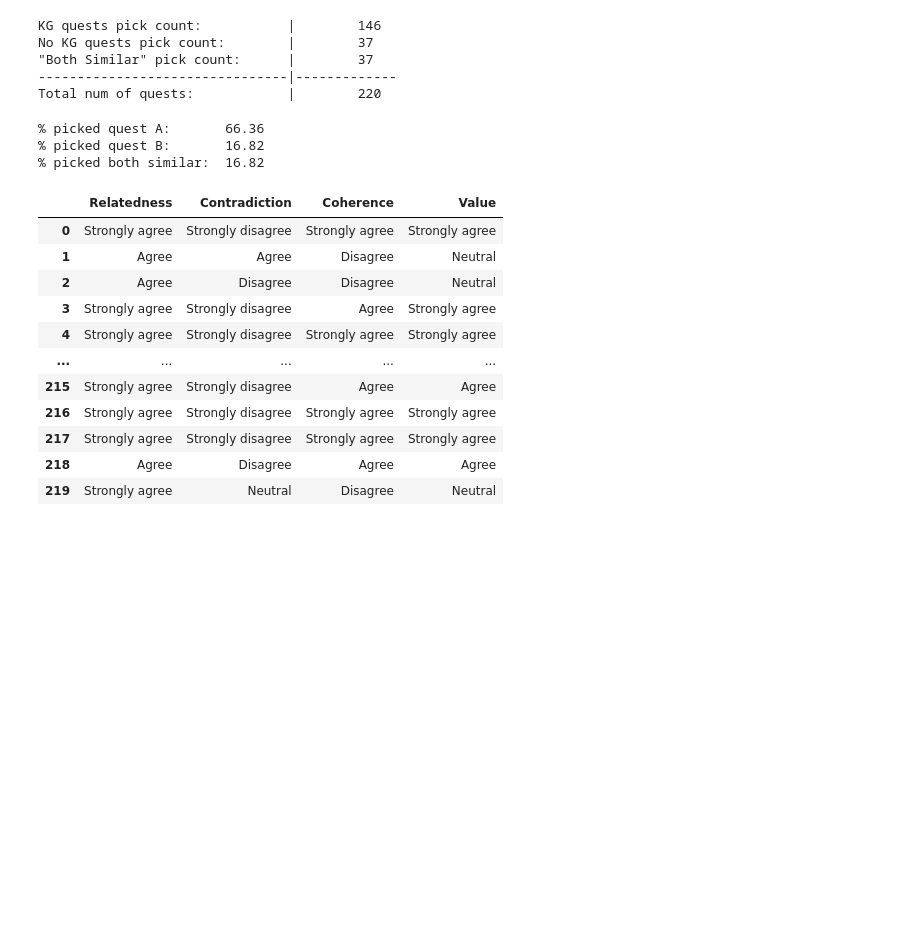
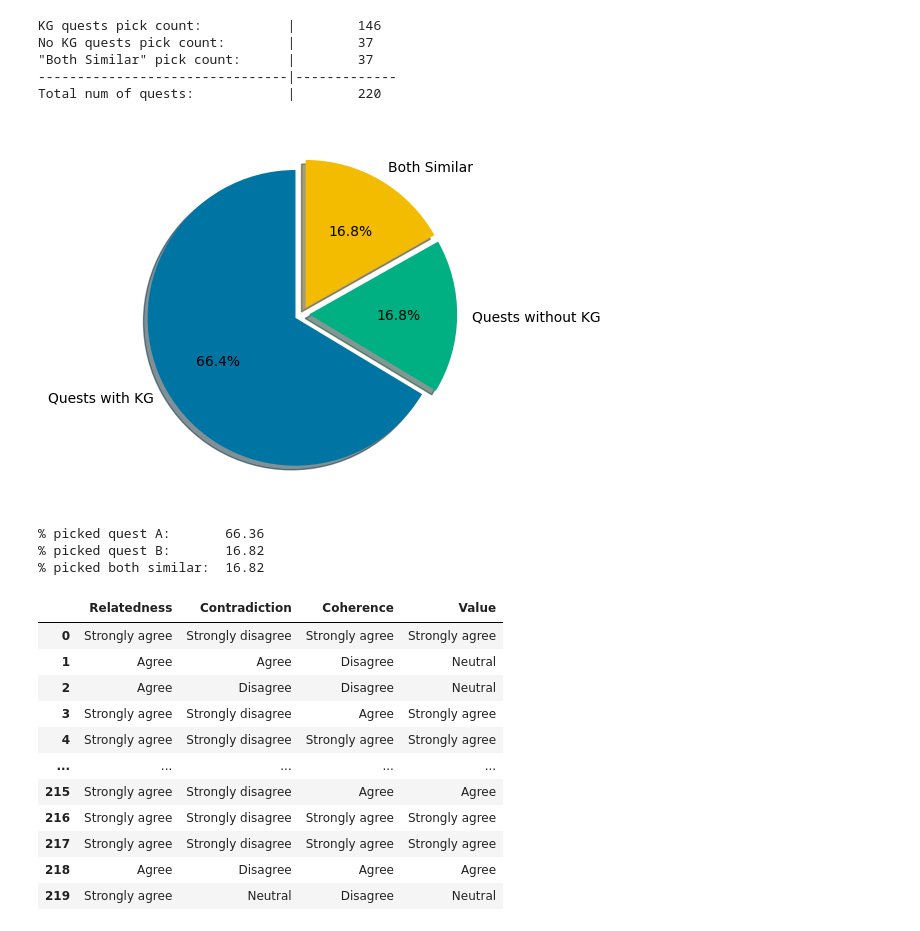
Before and after one commit to zedd-08/thesis-implementations, a Jupyter notebook: evaluation/eval-likert-graphs.ipynb, the cells around one changed output. Cells and saved outputs as stored; diff of their text form; code cells hidden in the pictures; blank space fills up the shorter version.

Commit message:
Added pie chart and updated stacked bar colors

```diff
--- a/evaluation/eval-likert-graphs.ipynb
+++ b/evaluation/eval-likert-graphs.ipynb
@@ -32,6 +32,19 @@ No KG quests pick count:        |        37
 "Both Similar" pick count:      |        37
 --------------------------------|-------------
 Total num of quests:            |        220
+# %%
+explode = (0.05, 0.05, 0.05)
+fig, ax = plt.subplots()
+ax.pie([kg_quests, no_kg_quests, similar],
+       labels=['Quests with KG', 'Quests without KG', 'Both Similar'],
+       colors=['#0075a4', '#00af82', '#f3bc00'],
+       autopct='%1.1f%%',
+       explode=explode,
+       shadow=True,
+       startangle=90)
+plt.show()
+# %% [output]
+[figure, added]
 # %%
 print(f'% picked quest A:\t{kg_quests*100/total:.2f}')
 print(f'% picked quest B:\t{no_kg_quests*100/total:.2f}')
```
